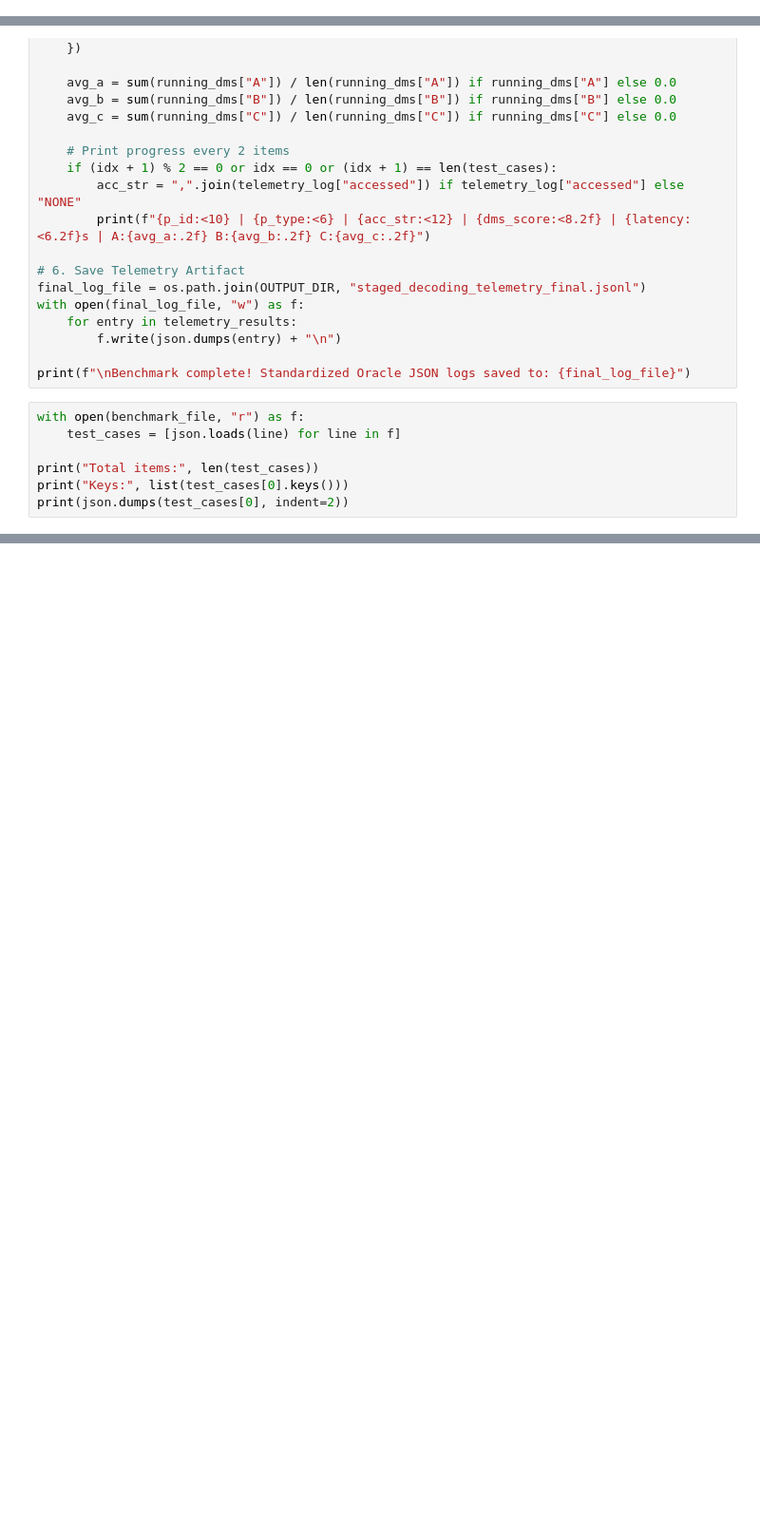
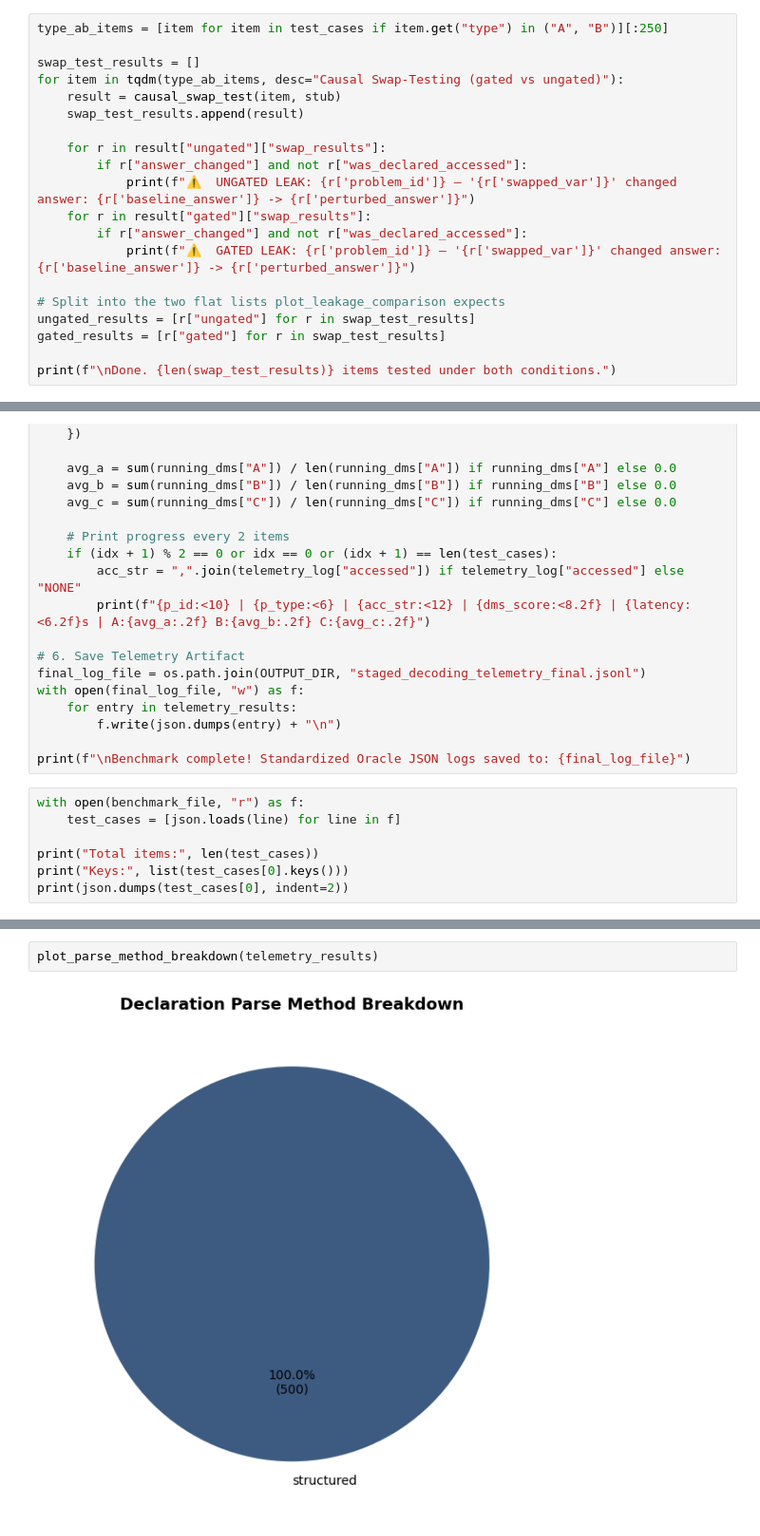
Before and after one commit to ringerH/ReasoningAuthenticationFramework-RAF-, a Jupyter notebook: staged_local_stub_run1_causal_swap_test.ipynb, the cells around one changed output, grey strips where cells are left out. Shown at 95% size. Drawn from its saved outputs; the diff is of its cells as text; blank space fills up the shorter version.

Commit message:
Kaggle Notebook | Staged_decoding | Gated_mechanism

```diff
--- a/staged_local_stub_run1_causal_swap_test.ipynb
+++ b/staged_local_stub_run1_causal_swap_test.ipynb
@@ -796,0 +836,20 @@ done
+# %%
+type_ab_items = [item for item in test_cases if item.get("type") in ("A", "B")][:250]
+
+swap_test_results = []
+for item in tqdm(type_ab_items, desc="Causal Swap-Testing (gated vs ungated)"):
+    result = causal_swap_test(item, stub)
+    swap_test_results.append(result)
+
+    for r in result["ungated"]["swap_results"]:
+        if r["answer_changed"] and not r["was_declared_accessed"]:
+            print(f"⚠️  UNGATED LEAK: {r['problem_id']} — '{r['swapped_var']}' changed answer: {r['baseline_answer']} -> {r['perturbed_answer']}")
+    for r in result["gated"]["swap_results"]:
+        if r["answer_changed"] and not r["was_declared_accessed"]:
+            print(f"⚠️  GATED LEAK: {r['problem_id']} — '{r['swapped_var']}' changed answer: {r['baseline_answer']} -> {r['perturbed_answer']}")
+
+# Split into the two flat lists plot_leakage_comparison expects
+ungated_results = [r["ungated"] for r in swap_test_results]
+gated_results = [r["gated"] for r in swap_test_results]
+
+print(f"\nDone. {len(swap_test_results)} items tested under both conditions.")
@@ -947,0 +1165,4 @@ print(json.dumps(test_cases[0], indent=2))
+# %%
+plot_parse_method_breakdown(telemetry_results)
+# %% [output]
+[figure, added]
```
Also changed, not shown: parts of 13 cells of this notebook.
